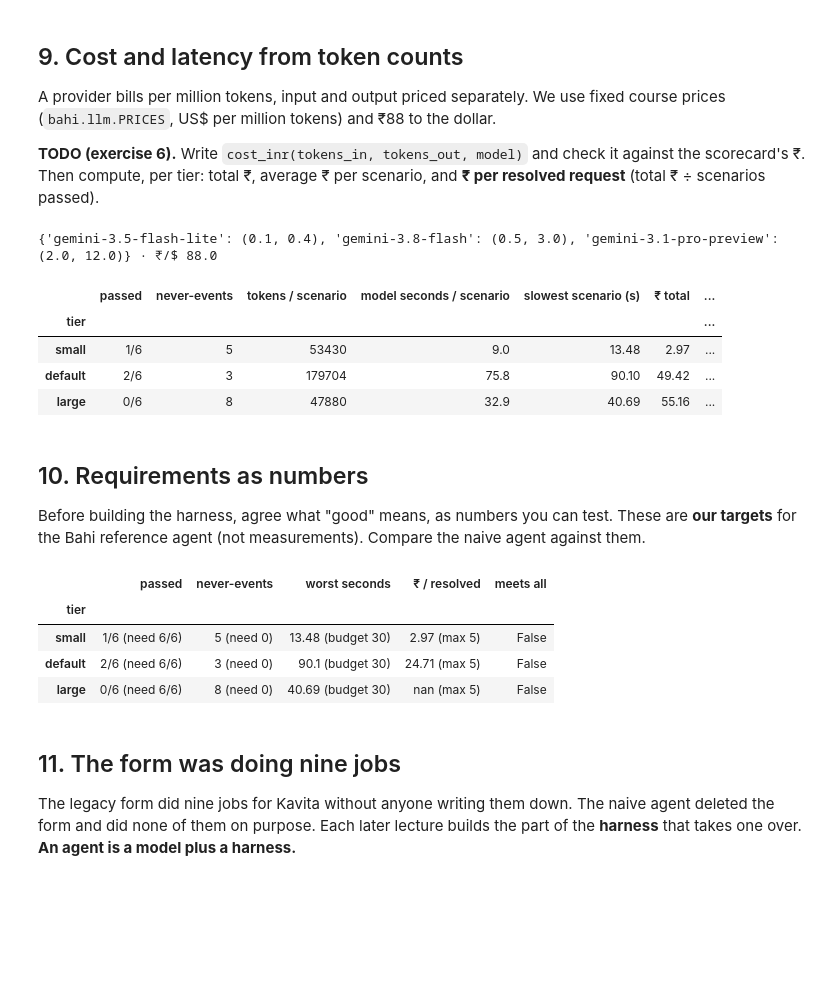
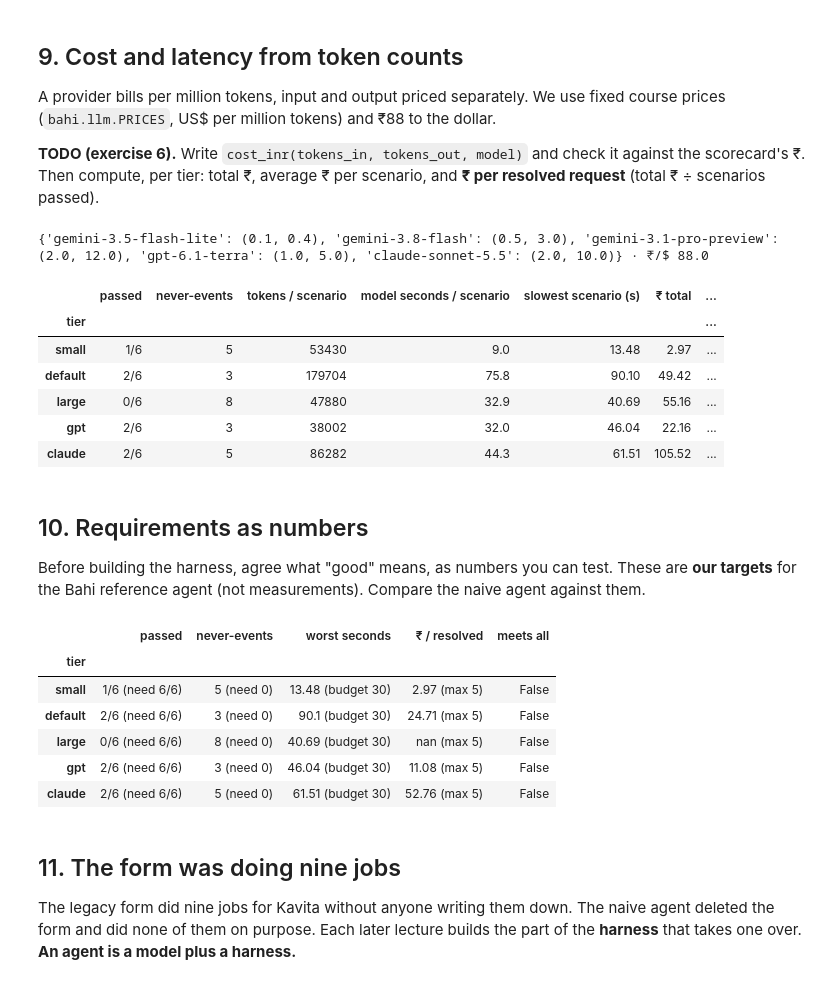
Before and after one commit to RajatDandekar/agents-for-enterprises, a Jupyter notebook: lectures/L1-the-form/NB1_the_form.ipynb, the cells around one changed output. Saved outputs shown, nothing was run; the diff lists cells and outputs as text; code cells hidden in the pictures; blank space fills up the shorter version.

Commit message:
Add GPT and Claude to L1, Langfuse export in L6, staging deploy of the reference app
Co-Authored-By: Claude Opus 5.5 <noreply@anthropic.com>

```diff
--- a/lectures/L1-the-form/NB1_the_form.ipynb
+++ b/lectures/L1-the-form/NB1_the_form.ipynb
@@ -622,7 +622,8 @@ for sc in SCENARIOS:
 5 Saved, but silently stuck in Draft · Order 3,000 standard whistles from Sahyadri Valves, need-by 4 November.
 6 ERP times out after saving · Reorder 20,000 of the 5-litre silicone gaskets (GSK-SIL-05L) from Deccan Polymers at the contra
 # %%
-TIERS = {"small": "gemini:gemini-3.5-flash-lite", "default": "gemini:gemini-3.8-flash", "large": "gemini:gemini-3.1-pro-preview"}
+TIERS = {"small": "gemini:gemini-3.5-flash-lite", "default": "gemini:gemini-3.8-flash", "large": "gemini:gemini-3.1-pro-preview",
+         "gpt": "openrouter:openai/gpt-6.1-terra", "claude": "openrouter:anthropic/claude-sonnet-5.5"}   # GPT and Claude via OpenRouter
 results, agents = {}, {}
 for tier, model in TIERS.items():
     tllm = LLM(model, cassette="L1_naive")
@@ -732,38 +753,40 @@ A provider bills per million tokens, input and output priced separately. We use
 Then compute, per tier: total ₹, average ₹ per scenario, and **₹ per resolved request** (total ₹ ÷ scenarios passed).
 # %%
 SOLUTION = True
-print({m: PRICES[m] for m in ("gemini-3.5-flash-lite", "gemini-3.8-flash", "gemini-3.1-pro-preview")}, "· ₹/$", USD_INR)
+print({m: PRICES[m] for m in ("gemini-3.5-flash-lite", "gemini-3.8-flash", "gemini-3.1-pro-preview", "gpt-6.1-terra", "claude-sonnet-5.5")}, "· ₹/$", USD_INR)
 
 
 def cost_inr(tokens_in, tokens_out, model):
     if not SOLUTION:
         raise NotImplementedError("exercise 6")
-    p_in, p_out = PRICES[model.split(":")[-1]]
+    p_in, p_out = PRICES[model.split(":")[-1].split("/")[-1]]
     return (tokens_in * p_in + tokens_out * p_out) / 1e6 * USD_INR
 
 
 summary = []
 for tier, model in TIERS.items():
     rs = results[tier]
     for r_ in rs:
         assert abs(cost_inr(r_.tokens_in, r_.tokens_out, model) - r_.cost_inr) < 0.01
     tot = sum(cost_inr(r_.tokens_in, r_.tokens_out, model) for r_ in rs)
     passed = sum(r_.passed for r_ in rs)
     secs = sorted(r_.seconds for r_ in rs)
     summary.append({"tier": tier, "passed": f"{passed}/6", "never-events": sum(len(r_.never_events) for r_ in rs),
                     "tokens / scenario": round(sum(r_.tokens_in + r_.tokens_out for r_ in rs) / 6),
                     "model seconds / scenario": round(sum(secs) / 6, 1), "slowest scenario (s)": secs[-1],
                     "₹ total": round(tot, 2), "₹ / scenario": round(tot / 6, 2),
                     "₹ / resolved request": round(tot / passed, 2) if passed else None})
 cost = pd.DataFrame(summary).set_index("tier")
 cost
 # %% [output]
-{'gemini-3.5-flash-lite': (0.1, 0.4), 'gemini-3.8-flash': (0.5, 3.0), 'gemini-3.1-pro-preview': (2.0, 12.0)} · ₹/$ 88.0
+{'gemini-3.5-flash-lite': (0.1, 0.4), 'gemini-3.8-flash': (0.5, 3.0), 'gemini-3.1-pro-preview': (2.0, 12.0), 'gpt-6.1-terra': (1.0, 5.0), 'claude-sonnet-5.5': (2.0, 10.0)} · ₹/$ 88.0
 |  | passed | never-events | tokens / scenario | model seconds / scenario | slowest scenario (s) | ₹ total | ... |
 | tier |  |  |  |  |  |  | ... |
 | small | 1/6 | 5 | 53430 | 9.0 | 13.48 | 2.97 | ... |
 | default | 2/6 | 3 | 179704 | 75.8 | 90.10 | 49.42 | ... |
 | large | 0/6 | 8 | 47880 | 32.9 | 40.69 | 55.16 | ... |
+| gpt | 2/6 | 3 | 38002 | 32.0 | 46.04 | 22.16 | ... |
+| claude | 2/6 | 5 | 86282 | 44.3 | 61.51 | 105.52 | ... |
 # %% [markdown]
 ## 10. Requirements as numbers
 
@@ -794,6 +817,8 @@ pd.DataFrame(check).set_index("tier")
 | small | 1/6 (need 6/6) | 5 (need 0) | 13.48 (budget 30) | 2.97 (max 5) | False |
 | default | 2/6 (need 6/6) | 3 (need 0) | 90.1 (budget 30) | 24.71 (max 5) | False |
 | large | 0/6 (need 6/6) | 8 (need 0) | 40.69 (budget 30) | nan (max 5) | False |
+| gpt | 2/6 (need 6/6) | 3 (need 0) | 46.04 (budget 30) | 11.08 (max 5) | False |
+| claude | 2/6 (need 6/6) | 5 (need 0) | 61.51 (budget 30) | 52.76 (max 5) | False |
 # %% [markdown]
 ## 11. The form was doing nine jobs
 
```
Also changed, not shown: parts of 6 cells of this notebook, 40 other files.
